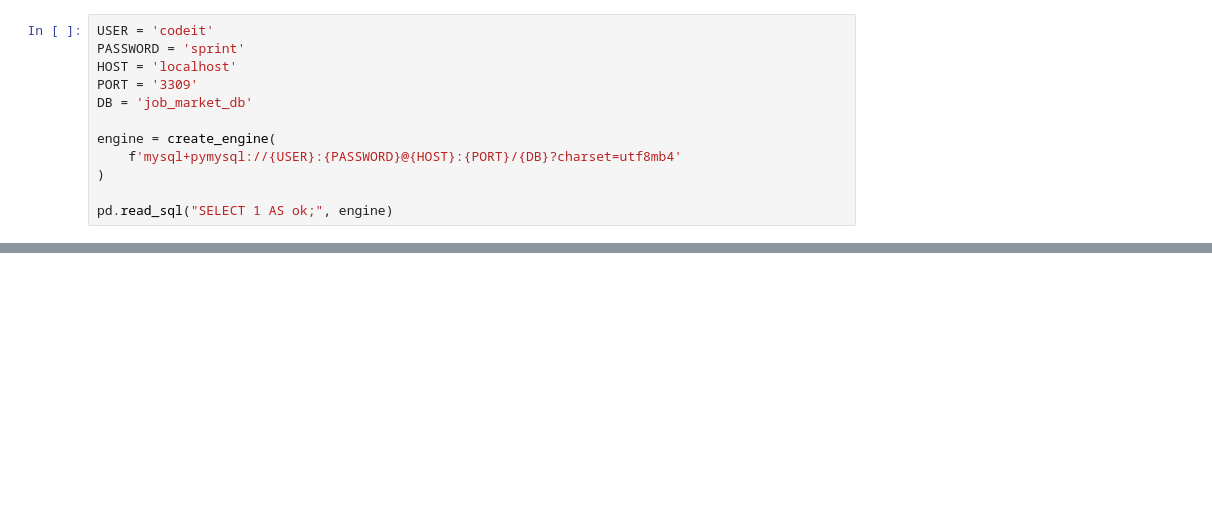
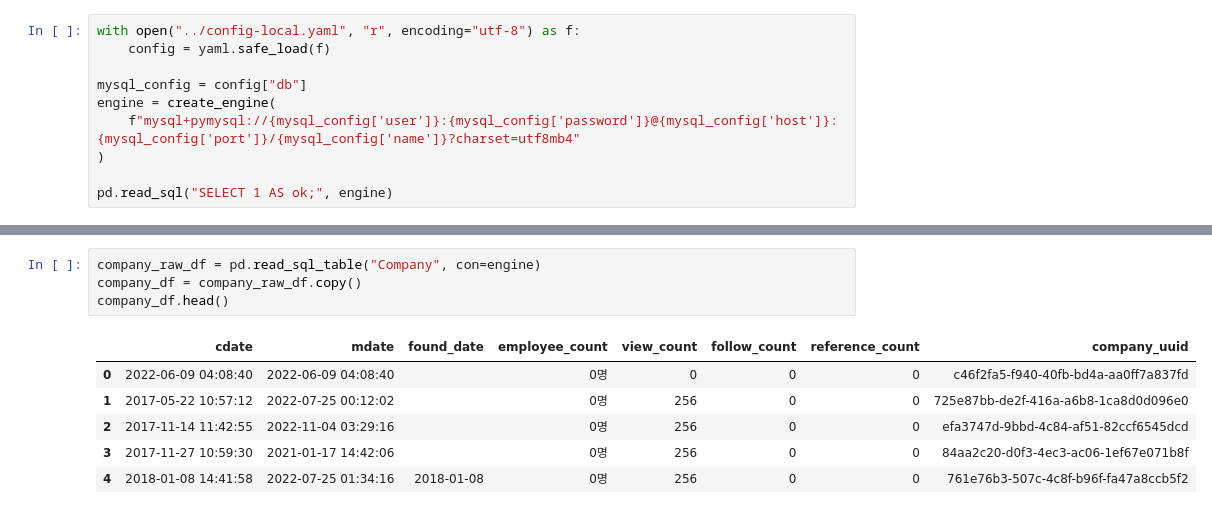
Before and after one commit to moon-aeon/JOB_MARKET, a Jupyter notebook: notebooks/erd.ipynb, the cells around one changed output, grey strips where cells are left out. Saved outputs shown, nothing was run; the diff lists cells and outputs as text; blank space fills up the shorter version.

```diff
--- a/notebooks/erd.ipynb
+++ b/notebooks/erd.ipynb
@@ -5,12 +6,10 @@ from sqlalchemy import create_engine
 # %%
-USER = 'codeit'
-PASSWORD = 'sprint'
-HOST = 'localhost'
-PORT = '3309'
-DB = 'job_market_db'
+with open("../config-local.yaml", "r", encoding="utf-8") as f:
+    config = yaml.safe_load(f)
 
+mysql_config = config["db"]
 engine = create_engine(
-    f'mysql+pymysql://{USER}:{PASSWORD}@{HOST}:{PORT}/{DB}?charset=utf8mb4'
+    f"mysql+pymysql://{mysql_config['user']}:{mysql_config['password']}@{mysql_config['host']}:{mysql_config['port']}/{mysql_config['name']}?charset=utf8mb4"
 )
 
 pd.read_sql("SELECT 1 AS ok;", engine)
@@ -18,0 +47,11 @@ RuntimeError: 'cryptography' package is required for sha256_password or caching_
+# %%
+company_raw_df = pd.read_sql_table("Company", con=engine)
+company_df = company_raw_df.copy()
+company_df.head()
+# %% [output]
+|  | cdate | mdate | found_date | employee_count | view_count | follow_count | reference_count | company_uuid |
+| 0 | 2022-06-09 04:08:40 | 2022-06-09 04:08:40 |  | 0명 | 0 | 0 | 0 | c46f2fa5-f940-40fb-bd4a-aa0ff7a837fd |
+| 1 | 2017-05-22 10:57:12 | 2022-07-25 00:12:02 |  | 0명 | 256 | 0 | 0 | 725e87bb-de2f-416a-a6b8-1ca8d0d096e0 |
+| 2 | 2017-11-14 11:42:55 | 2022-11-04 03:29:16 |  | 0명 | 256 | 0 | 0 | efa3747d-9bbd-4c84-af51-82ccf6545dcd |
+| 3 | 2017-11-27 10:59:30 | 2021-01-17 14:42:06 |  | 0명 | 256 | 0 | 0 | 84aa2c20-d0f3-4ec3-ac06-1ef67e071b8f |
+| 4 | 2018-01-08 14:41:58 | 2022-07-25 01:34:16 | 2018-01-08 | 0명 | 256 | 0 | 0 | 761e76b3-507c-4c8f-b96f-fa47a8ccb5f2 |
```
Also changed, not shown: parts of 8 cells of this notebook.
